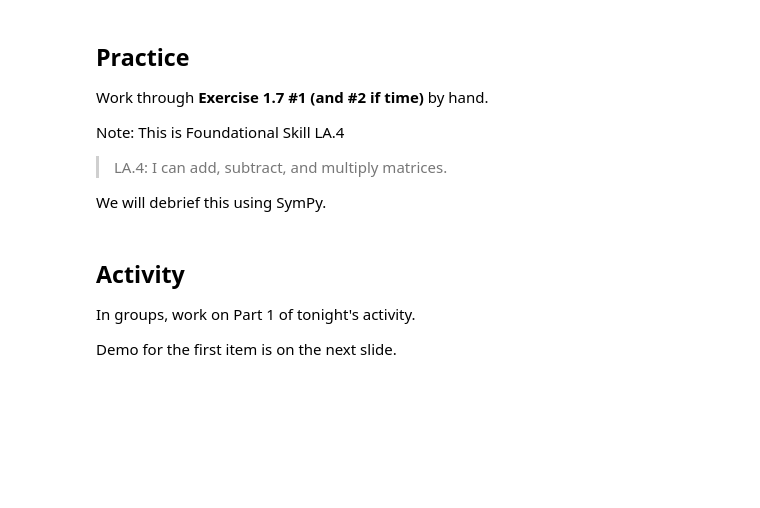
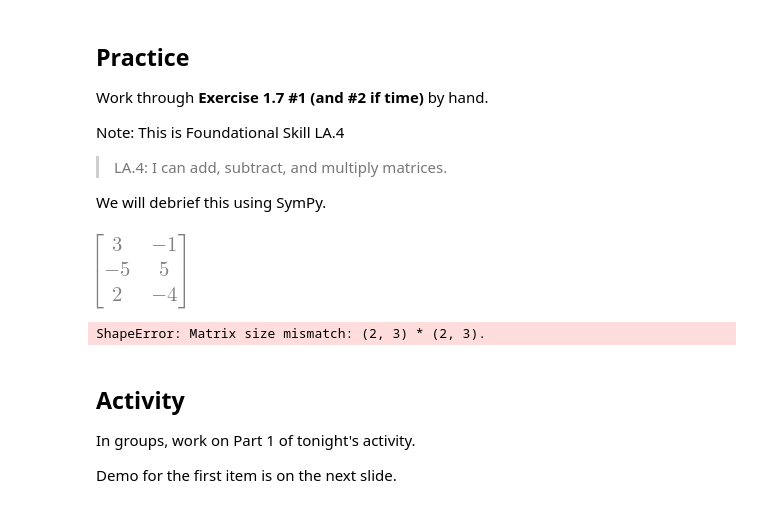
Before and after one commit to RobertTalbert/linalg-diffeq, a Jupyter notebook: lessons/MTH 302 Feb 2 Matrix algebra.ipynb, the cells around one changed output. Drawn from its saved outputs; the diff is of its cells as text; code cells hidden in the pictures; blank space fills up the shorter version.

```diff
--- a/lessons/MTH 302 Feb 2 Matrix algebra.ipynb
+++ b/lessons/MTH 302 Feb 2 Matrix algebra.ipynb
@@ -39,9 +40,14 @@ A = Matrix(2,3,[3,-5,2,-1,5,-4])
 B = Matrix(3,2,[-6,10,2,11,-3,-2])
 C = Matrix(3,2,[5,3,-1,0,2,-4])
 # %%
-A.transpose()
+T = A.transpose()
+# %% [output]
+[figure, added]
 # %%
 # Check arithmetic here
+A*A
+# %% [output]
+ShapeError: Matrix size mismatch: (2, 3) * (2, 3).
 # %% [markdown]
 ## Activity
 
```
Also changed, not shown: parts of 6 cells of this notebook.
